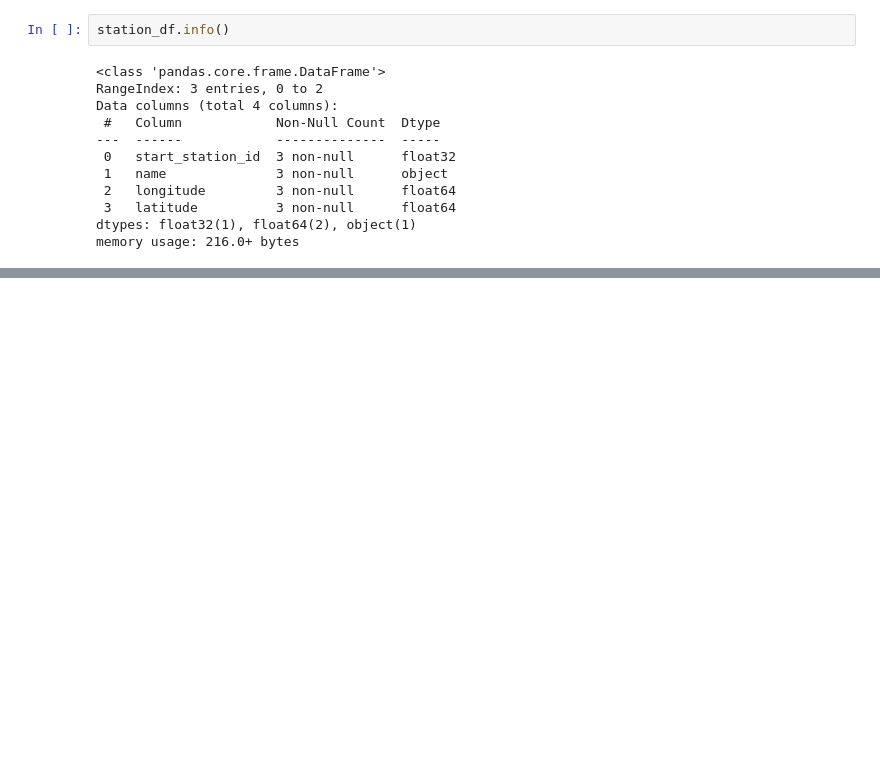
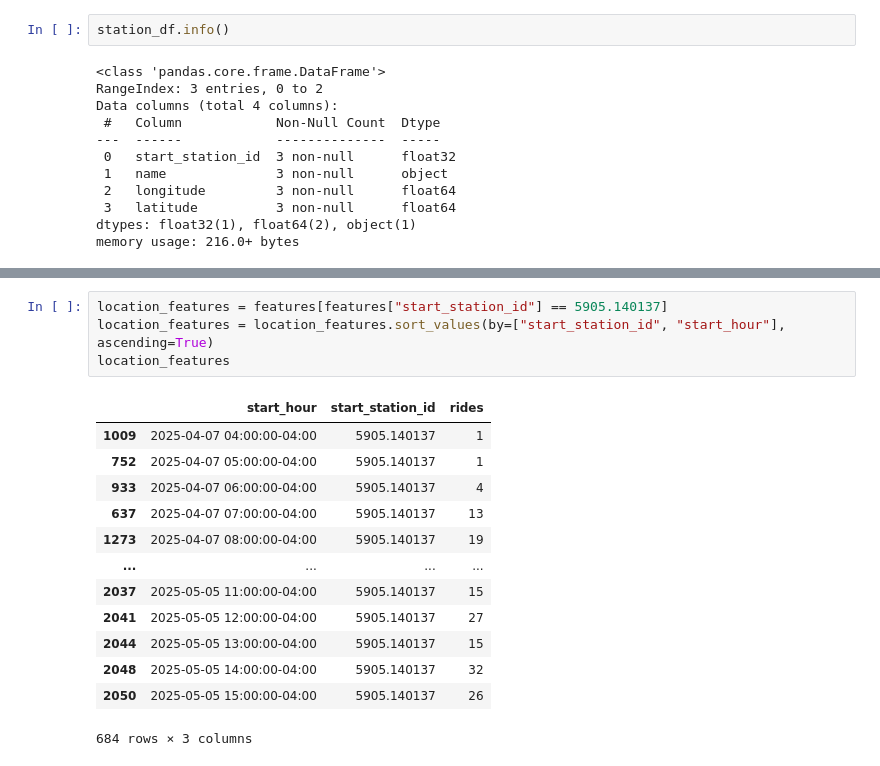
Before and after one commit to nolantphillips/CitiBike, a Jupyter notebook: frontend/test.ipynb, the cells around one changed output, grey strips where cells are left out. Cells and saved outputs as stored; diff of their text form; blank space fills up the shorter version.

```diff
--- a/frontend/test.ipynb
+++ b/frontend/test.ipynb
@@ -93,0 +209,18 @@ memory usage: 336.0+ bytes
+# %%
+location_features = features[features["start_station_id"] == 5905.140137]
+location_features = location_features.sort_values(by=["start_station_id", "start_hour"], ascending=True)
+location_features
+# %% [output]
+|  | start_hour | start_station_id | rides |
+| 1009 | 2025-04-07 04:00:00-04:00 | 5905.140137 | 1 |
+| 752 | 2025-04-07 05:00:00-04:00 | 5905.140137 | 1 |
+| 933 | 2025-04-07 06:00:00-04:00 | 5905.140137 | 4 |
+| 637 | 2025-04-07 07:00:00-04:00 | 5905.140137 | 13 |
+| 1273 | 2025-04-07 08:00:00-04:00 | 5905.140137 | 19 |
+| ... | ... | ... | ... |
+| 2037 | 2025-05-05 11:00:00-04:00 | 5905.140137 | 15 |
+| 2041 | 2025-05-05 12:00:00-04:00 | 5905.140137 | 27 |
+| 2044 | 2025-05-05 13:00:00-04:00 | 5905.140137 | 15 |
+| 2048 | 2025-05-05 14:00:00-04:00 | 5905.140137 | 32 |
+| 2050 | 2025-05-05 15:00:00-04:00 | 5905.140137 | 26 |
+684 rows × 3 columns
```
Also changed, not shown: parts of 30 cells of this notebook, 2 other files.
